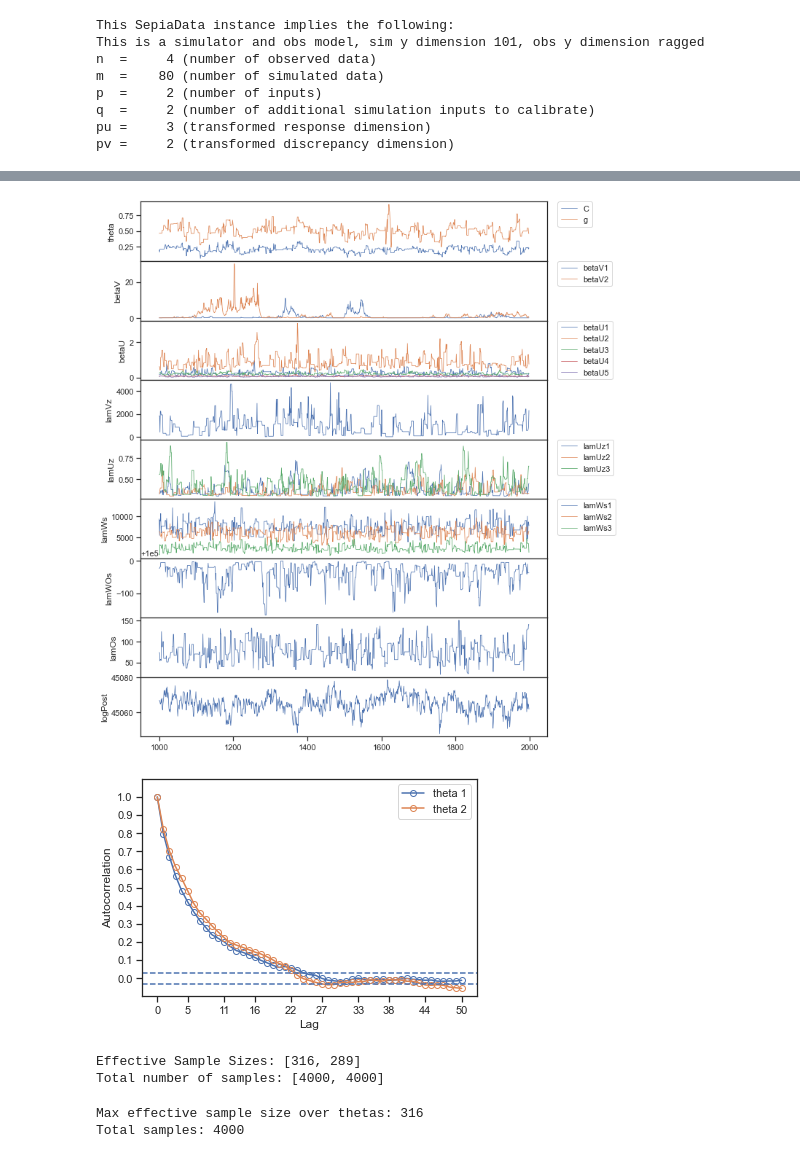
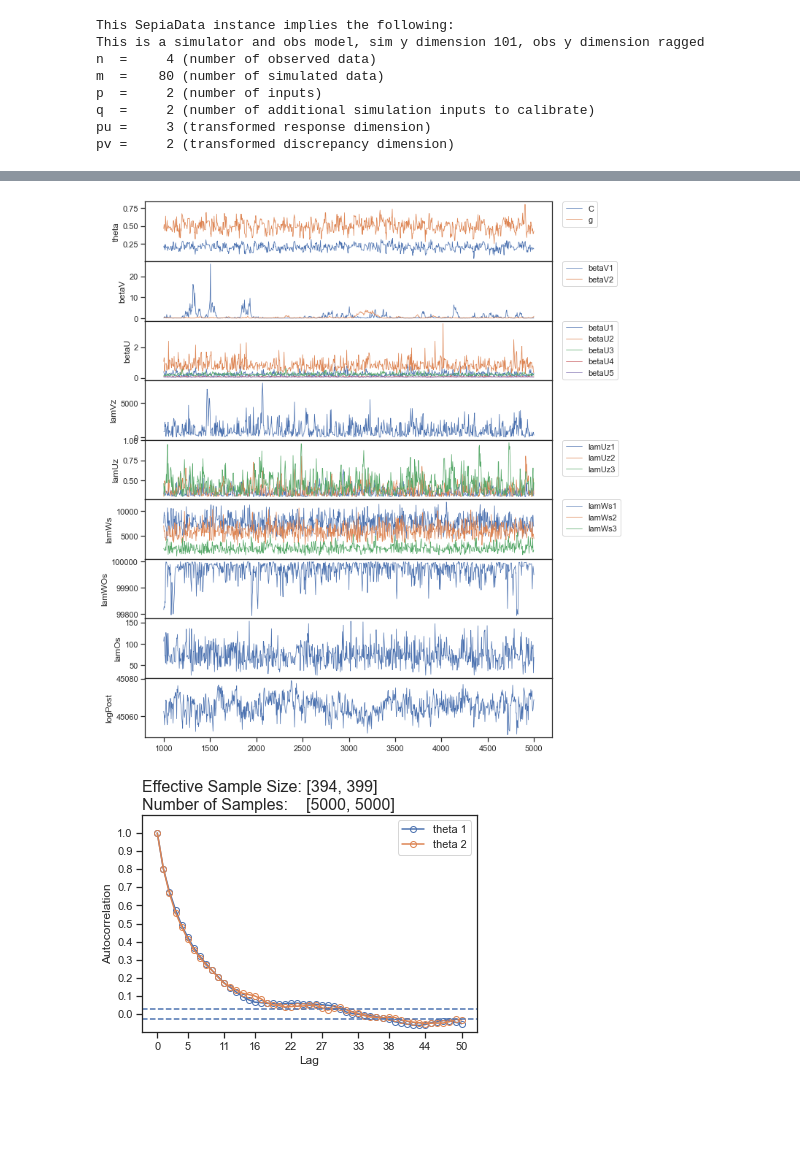
Before and after one commit to lanl/SEPIA, a Jupyter notebook: examples/Ball_Drop/ball_drop_2_ragged.ipynb, the cells around one changed output, grey strips where cells are left out. Drawn from its saved outputs; the diff is of its cells as text; code cells hidden in the pictures; blank space fills up the shorter version.

```diff
--- a/examples/Ball_Drop/ball_drop_2_ragged.ipynb
+++ b/examples/Ball_Drop/ball_drop_2_ragged.ipynb
@@ -15,6 +16,6 @@ import sepia.SepiaPlot as SepiaPlot
 # %%
 import os
-datadir = os.getcwd()+"/data/ball_drop_2/"
+datadir = os.getcwd()+"/data/data_ball_drop_2/"
 # experimental data
 with open(datadir+'fieldDat15x6gparam.txt','r') as f:
     field_data = np.loadtxt(f)
@@ -106,12 +87,22 @@ Optimization terminated successfully.
 # %%
-override=1
-cachefile_name='ball_drop_2_ragged.pkl'
+override= 1
+optim = 1
+cachefile_name='pkls/ball_drop_2_raggedmodel.pkl'
 import os.path
 import pickle
 if os.path.isfile(cachefile_name) and override==0:
     model=pickle.load(open(cachefile_name, "rb" ))
 else:
-    model.tune_step_sizes(50, 20, update_vals=False)
-    model.do_mcmc(2000)
+    model = SepiaModel(data)
+    if optim:
+        optimizer = SepiaOptim(model)
+        x_opt, f_opt, f_hist, it, fnc_calls, p_native = optimizer.particle_swarm(w_max=.9,w_min=.4,c1=.5,c2=.3,\
+                             maxiter=1000,swarmsize=100,obj_tol=1e-8,step_tol=1e-8,
+                            log_transform=['betaU','betaV','lamUz','lamVz','lamOs','lamWOs','lamWs'],verbose=True)
+        optimizer.set_model_params(p_native)
+        model.tune_step_sizes(50, 20, update_vals=False)
+    else:
+        model.tune_step_sizes(50,20,update_vals=True)
+    model.do_mcmc(5000)
     pickle.dump(model, open( cachefile_name, "w+b" ))
 # %% [output]
@@ -180,15 +172,9 @@ SepiaPlot.theta_pairs(samples_dict,theta_names,theta_ref=[[0.2075],[0.5003]])#,n
 # %%
-SepiaPlot.mcmc_trace(samples_dict,theta_names,start=1000,n_to_plot=1000,max_print=5)
+mcmc_trace_fig = SepiaPlot.mcmc_trace(samples_dict,theta_names,start=1000,n_to_plot=1000,max_print=5,\
+                                     save='plots/mcmc_trace.png')
 # %% [output]
-[figure, old version]
+[figure, new version]
 # %%
-acf,sigline,ess = SepiaPlot.plot_acf(model,nlags=50,nburn=1000)
+acf = SepiaPlot.plot_acf(model,nlags=50,nburn=0,save='plots/acf.png')
 # %% [output]
-[figure, old version]
+[figure, new version]
-Effective Sample Sizes: [316, 289]
-Total number of samples: [4000, 4000]
-# %%
-effective_samples = model.get_samples(nburn=1000,untransform_theta=True,effectivesamples=True)
-# %% [output]
-Max effective sample size over thetas: 316
-Total samples: 4000
```
Also changed, not shown: parts of 15 cells of this notebook, 15 other files.
